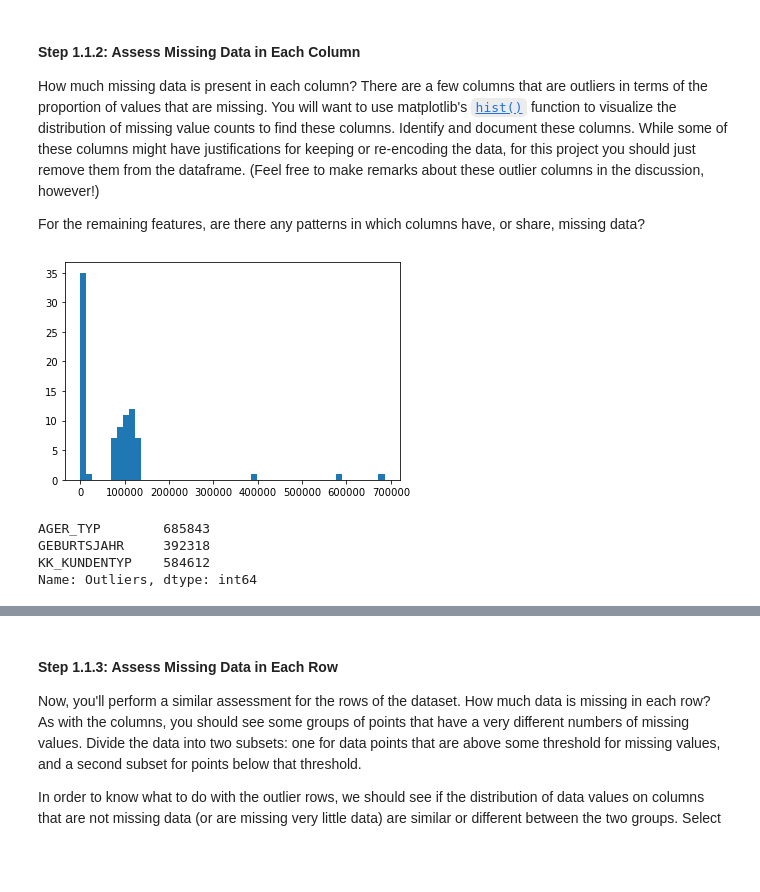
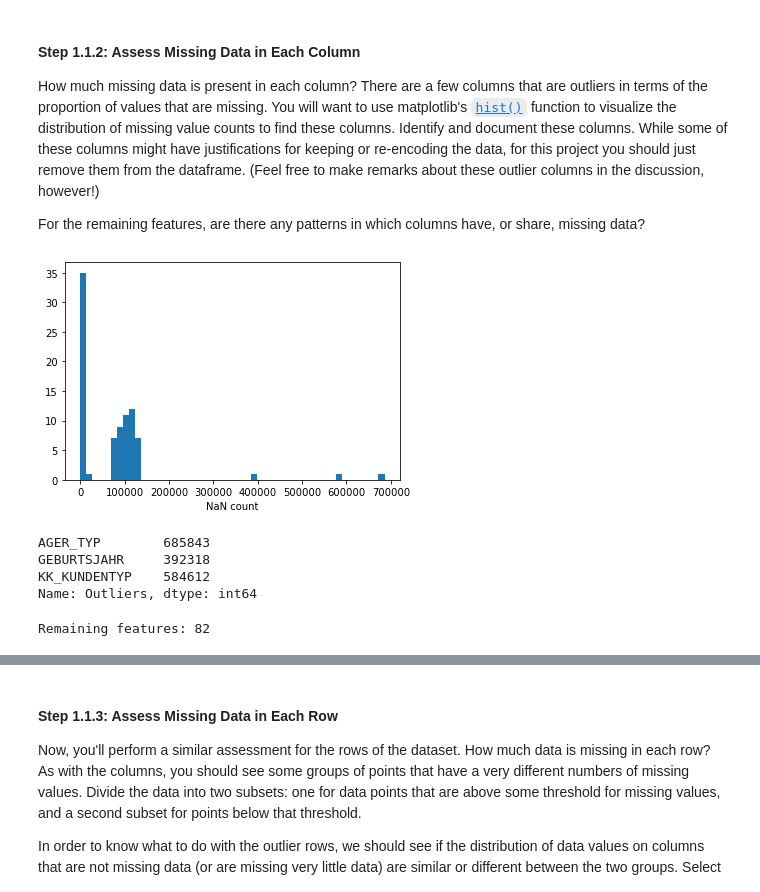
Before and after one commit to alexgeorgousis/customer-segments, a Jupyter notebook: Identify_Customer_Segments.ipynb, the cells around one changed output, grey strips where cells are left out. Saved outputs shown, nothing was run; the diff lists cells and outputs as text; code cells hidden in the pictures; blank space fills up the shorter version.

```diff
--- a/Identify_Customer_Segments.ipynb
+++ b/Identify_Customer_Segments.ipynb
@@ -126,10 +126,11 @@ For the remaining features, are there any patterns in which columns have, or sha
 # %%
 # Plot histogram of missing values to identify outliers.
 nan_counts = azdias.isna().sum()
-n, bins, patches = plt.hist(nan_counts.values, bins=50)
+n, bins, patches = plt.hist(nan_counts, bins=50)
+plt.xlabel("NaN count")
 plt.show()
 # %% [output]
-[figure, old version]
+[figure, new version]
 # %%
 # Find the 3 outliers and print their names and missing value counts.
 outliers = {feat : nan_counts[feat] for feat in nan_counts.index if nan_counts[feat] > 300000}
@@ -142 +148,6 @@ Name: Outliers, dtype: int64
+# %%
+# Check that we only have 82 features remaining
+print("Remaining features: {}".format(azdias.shape[1]))
+# %% [output]
+Remaining features: 82
 # %%
```
Also changed, not shown: parts of 5 cells of this notebook.
